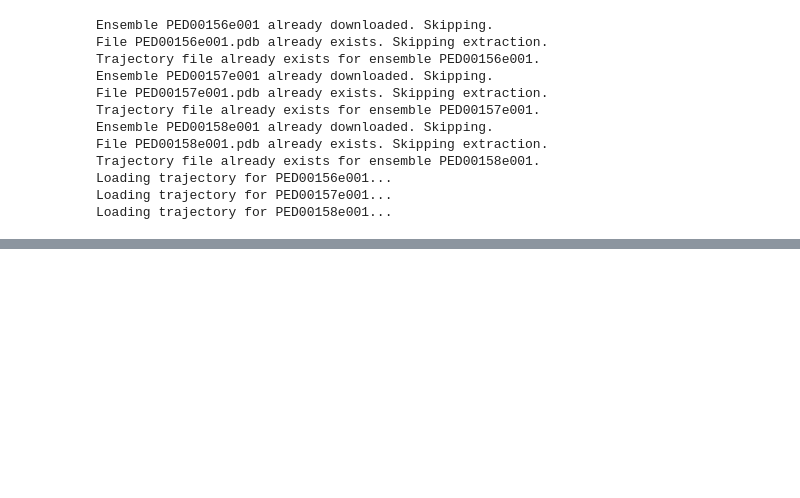
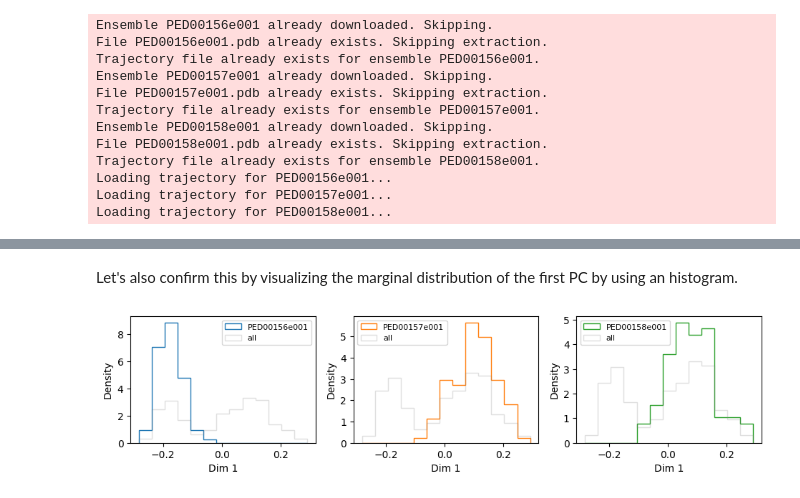
Before and after one commit to BioComputingUP/EnsembleTools, a Jupyter notebook: notebooks/kpca_analysis.ipynb, the cells around one changed output, grey strips where cells are left out. Cells and saved outputs as stored; diff of their text form; code cells hidden in the pictures; blank space fills up the shorter version.

```diff
--- a/notebooks/kpca_analysis.ipynb
+++ b/notebooks/kpca_analysis.ipynb
@@ -99,0 +90,14 @@ array([<Axes: xlabel='Dim 1', ylabel='Density'>,
+# %% [markdown]
+Let's also confirm this by visualizing the marginal distribution of the first PC by using an histogram.
+# %%
+fig, ax = plt.subplots(1, 3, figsize=(9.5, 2.5))  # 1x3 subplots to show (number of ensembles) plots.
+
+visualization.pca_1d_histograms(
+    dim=0,     # First PC.
+    ax=ax,     # Again, provide custom axes.
+    n_bins=14  # Number of histogram bins.
+)
+
+plt.tight_layout()
+# %% [output]
+[figure, added]
```
Also changed, not shown: parts of 14 cells of this notebook, 2 other files.
